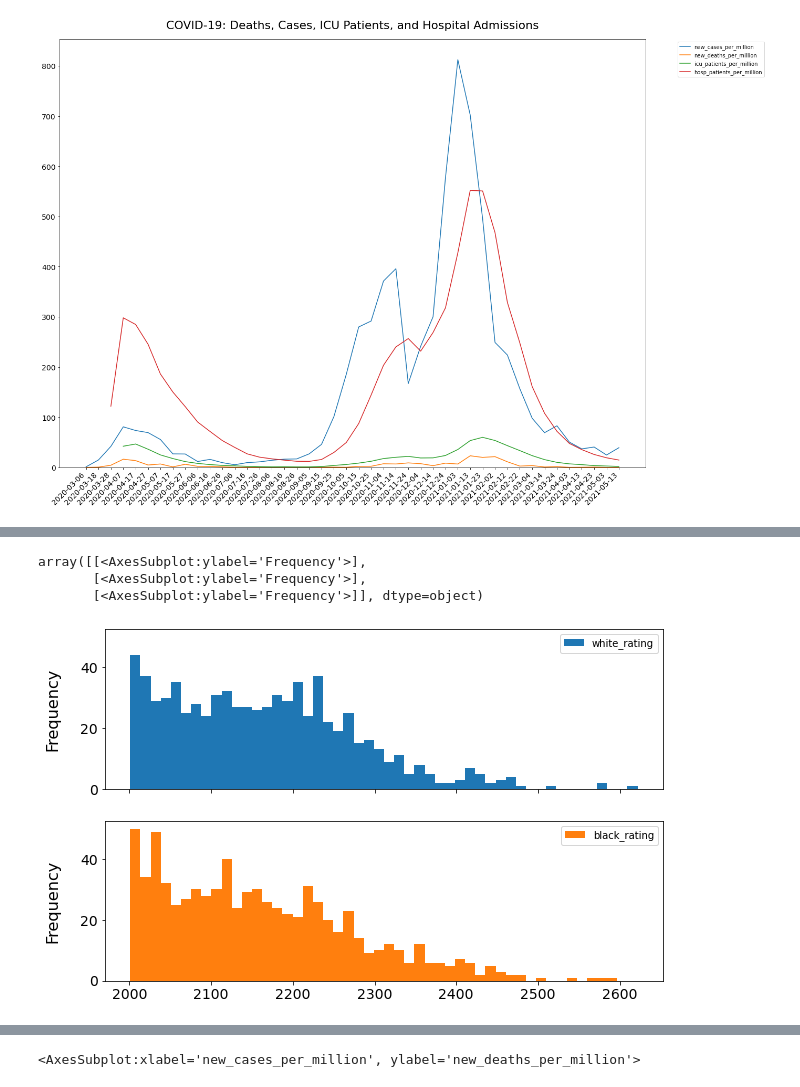
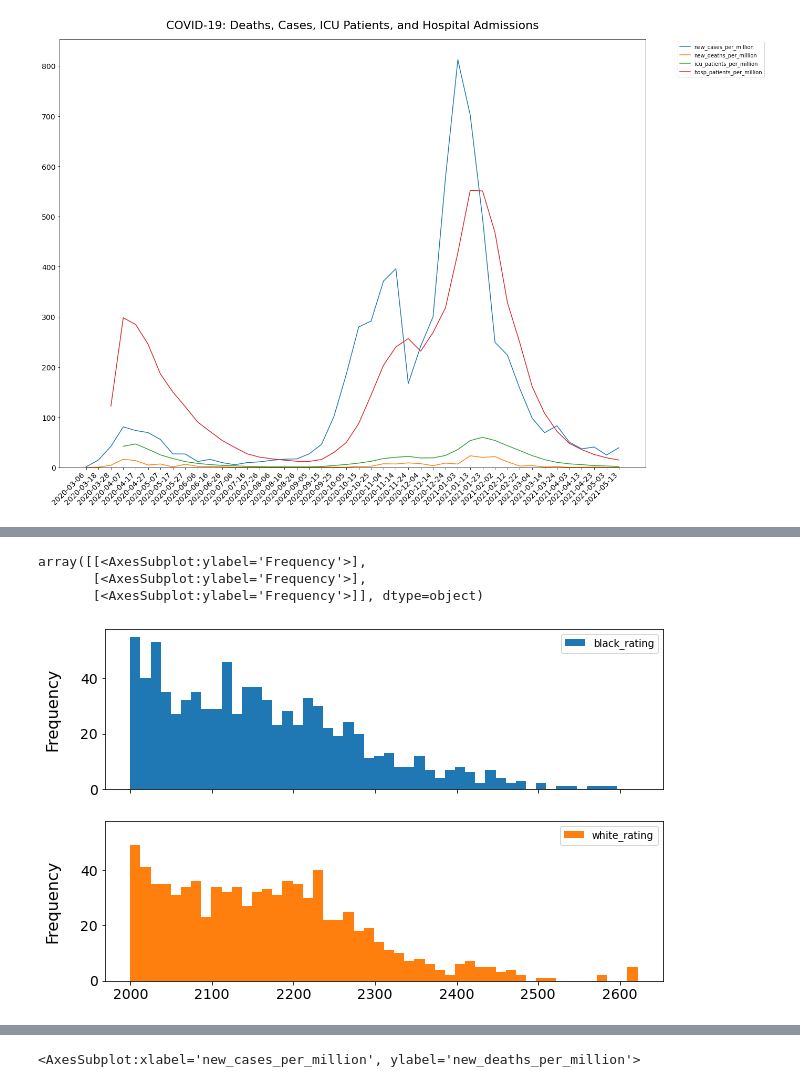
Before and after one commit to Squ4nchy/data_visualisation, a Jupyter notebook: data_visualisation.ipynb, the cells around one changed output, grey strips where cells are left out. Saved outputs shown, nothing was run; the diff lists cells and outputs as text; code cells hidden in the pictures.

```diff
--- a/data_visualisation.ipynb
+++ b/data_visualisation.ipynb
@@ -10,3 +11,5 @@ import re
+# %%
+pysqldf = lambda q: sqldf(q, globals())
 # %%
 # Matplotlib settings
 
@@ -205,10 +233,16 @@ chess_columns = [x for x in chess_columns if x not in ['black_rating', 'white_ra
+# %%
+q = '''
+SELECT black_rating, white_rating
+FROM high_rated
+'''
+rating_freq = pysqldf(q)
 # %%
-high_rated.drop(chess_columns, axis=1).plot.hist(subplots=True, layout=(3,1), figsize=(10,10), bins=50, sharey=True)
+rating_freq.plot.hist(subplots=True, layout=(3,1), figsize=(10,10), bins=50, sharey=True)
 # %% [output]
 array([[<AxesSubplot:ylabel='Frequency'>],
        [<AxesSubplot:ylabel='Frequency'>],
        [<AxesSubplot:ylabel='Frequency'>]], dtype=object)
-[figure, old version]
+[figure, new version]
 # %%
 fig, ax = figure_elements(15,10)
 high_rated['opening_name'].value_counts()[:10].sort_index().plot.bar(title='High ELO Games: Top Openings')
```
Also changed, not shown: parts of 26 cells of this notebook, 1 other file.
